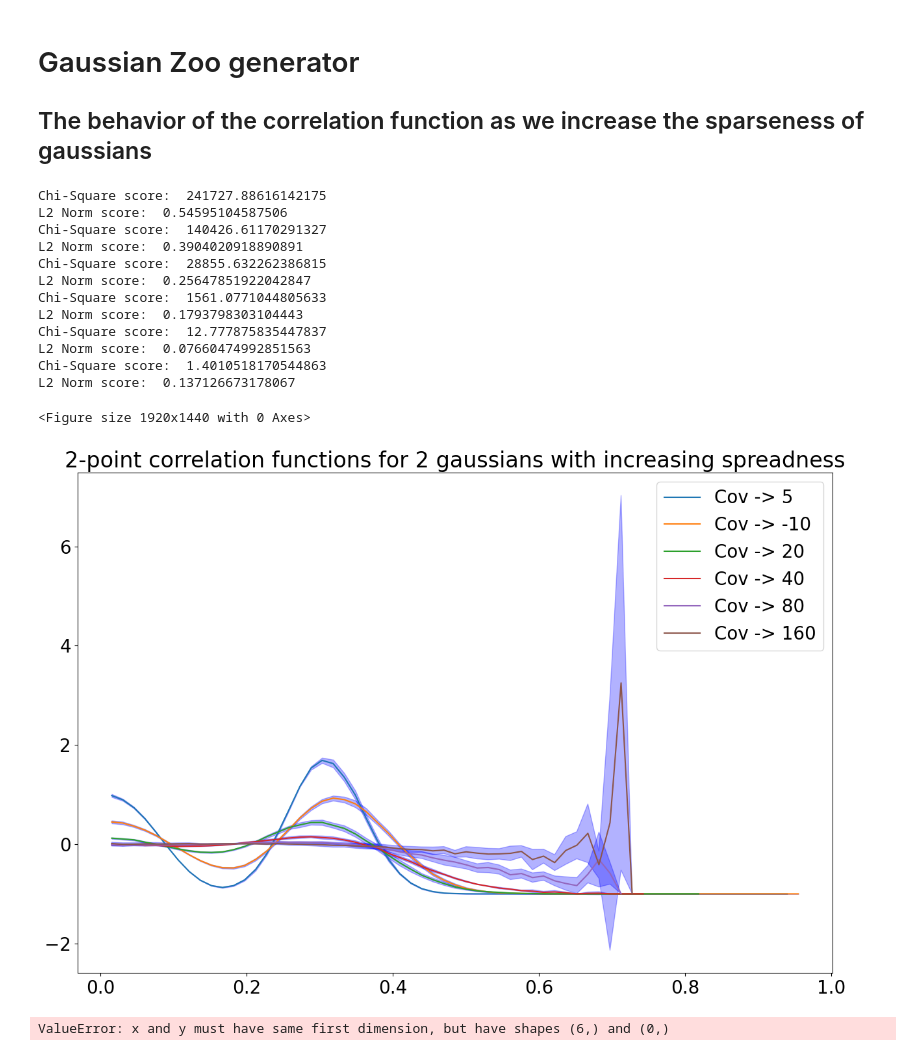
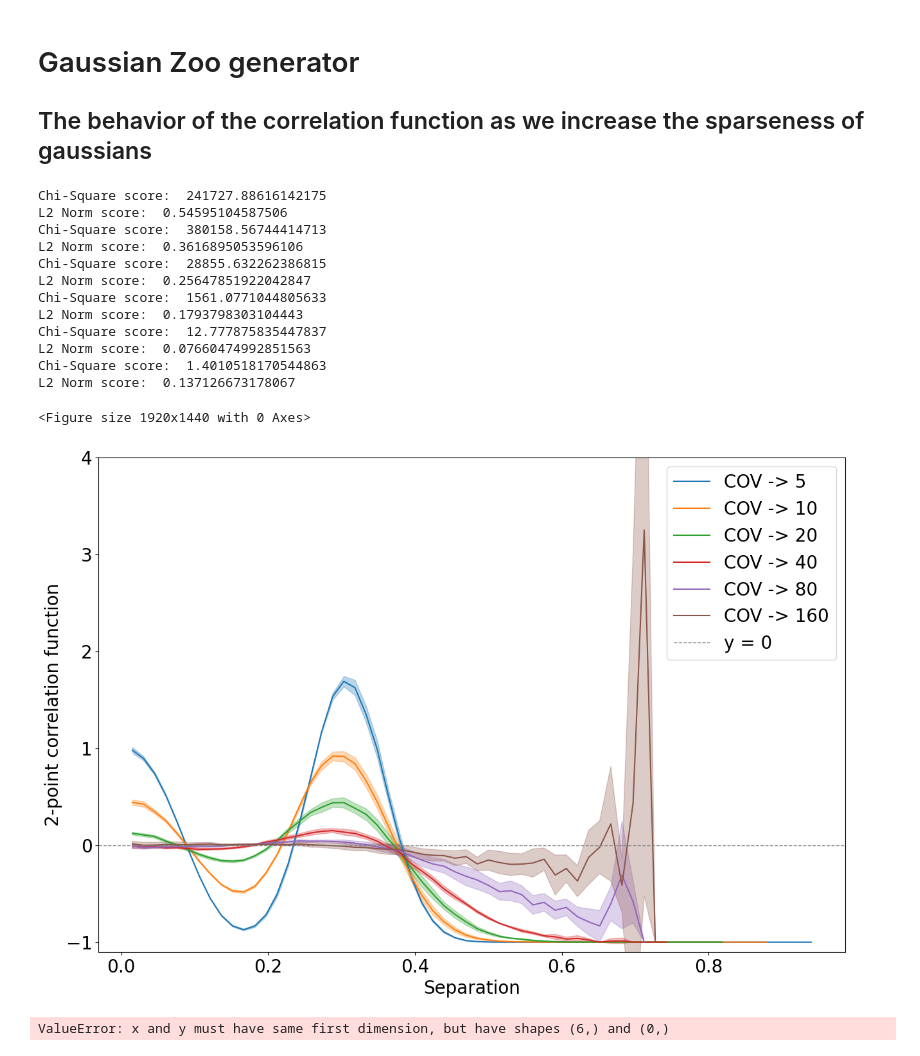
Before and after one commit to Koketsoc137/spectra_for_features, a Jupyter notebook: autocorrelation.ipynb, the cells around one changed output. Saved outputs shown, nothing was run; the diff lists cells and outputs as text; code cells hidden in the pictures.

```diff
--- a/autocorrelation.ipynb
+++ b/autocorrelation.ipynb
@@ -50,42 +49,47 @@ b = 100
 structure = []
 
 for cov_range in [(5, 5),(10, 10),(20,20),(40,40),(80,80),(160,160)]:
+
     means,covariances = dist.sample_means_and_covariances(dimensions, mean_range, cov_range, num_samples, seed = 7)
 
     covariances = [[[cov_range[0],0],[0,cov_range[0]]],[[cov_range[0],0],[0,cov_range[0]]]]
     #Creating a feature space samples from Gaussians
+
     gaussian_space = dist.generate_gaussian_points(means[0]/2,covariances[0],points_per_gaussian)
     for mean,covariance in zip(means[1:],covariances[1:]):
 
         gaussian_space = np.concatenate((gaussian_space,dist.generate_gaussian_points(mean, covariance,points_per_gaussian)),axis = 0)
     gaussian_space = gaussian_space/max(np.max(gaussian_space),abs(np.min(gaussian_space)))
     #dist.scatter_points(gaussian_space, alpha = 0.10)
 
     #dist.scatter_points(data_R, alpha = 0.10)
 
     timer = time.time()
     corr, dcorr, Structurescore,NormScore = AstroMLmod.correlate_and_plot(gaussian_space, max_dist = 3, plot = False)
     bins = np.linspace(0, 1.5, 100)
-    plt.plot(bins[1:],corr,label = "Cov -> "+ str(cov_range[0]))
-    plt.fill_between(bins[1:],corr-dcorr, corr+dcorr, color = "blue",alpha = .3)
+    line, = plt.plot(bins[1:],corr,label = "COV -> "+ str(cov_range[0]))
+    plt.fill_between(bins[1:],corr-dcorr, corr+dcorr, color = line.get_color(),alpha = .3)
+plt.axhline(0, color='gray', linestyle='--', linewidth=1,label = "y = 0")
 plt.legend()
-plt.title("2-point correlation functions for 2 gaussians with increasing spreadness")
+plt.ylim(-1.1,4)
+plt.ylabel("2-point correlation function")
+plt.xlabel("Separation")
 plt.show()
 # %% [output]
 Chi-Square score:  241727.88616142175
 L2 Norm score:  0.54595104587506
-Chi-Square score:  140426.61170291327
-L2 Norm score:  0.3904020918890891
+Chi-Square score:  380158.56744414713
+L2 Norm score:  0.3616895053596106
 Chi-Square score:  28855.632262386815
 L2 Norm score:  0.25647851922042847
 Chi-Square score:  1561.0771044805633
 L2 Norm score:  0.1793798303104443
 Chi-Square score:  12.777875835447837
 L2 Norm score:  0.07660474992851563
 Chi-Square score:  1.4010518170544863
 L2 Norm score:  0.137126673178067
 <Figure size 1920x1440 with 0 Axes>
-[figure, old version]
+[figure, new version]
 # %%
 fig = plt.figure(dpi = 300)
 plt.style.use("default")
```
Also changed, not shown: parts of 1 cell of this notebook.
